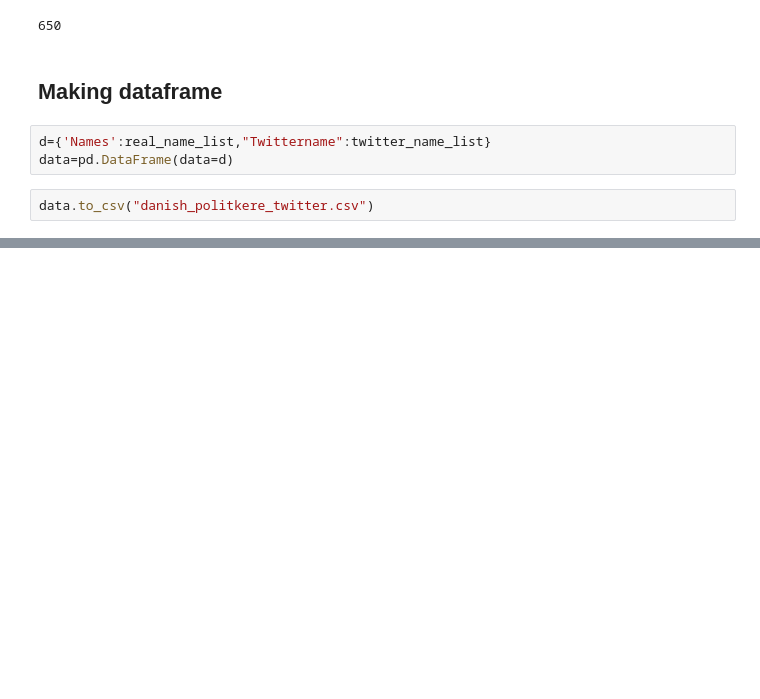
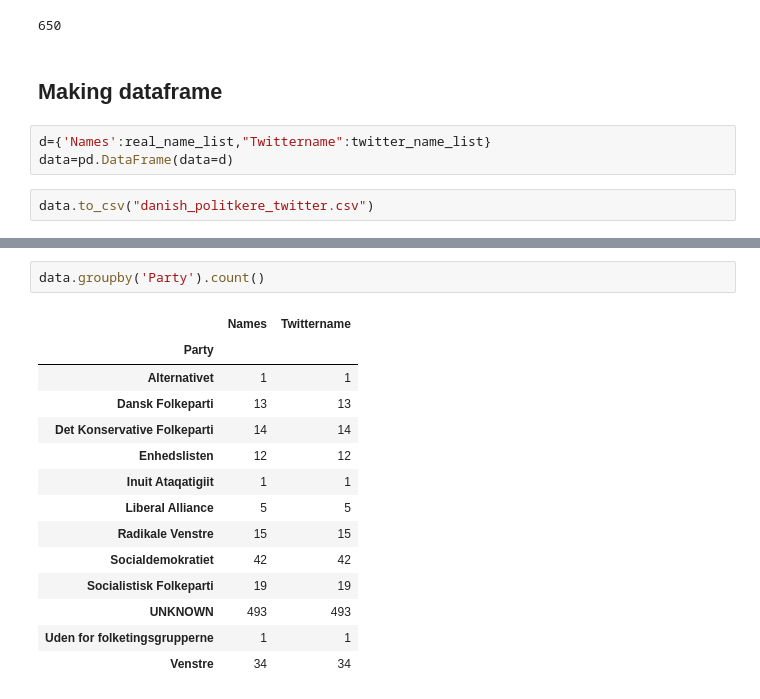
Before and after one commit to 98christianp/politiker, a Jupyter notebook: Code_for_loading_twitter_profiles.ipynb, the cells around one changed output, grey strips where cells are left out. Saved outputs shown, nothing was run; the diff lists cells and outputs as text; blank space fills up the shorter version.

```diff
--- a/Code_for_loading_twitter_profiles.ipynb
+++ b/Code_for_loading_twitter_profiles.ipynb
@@ -112,0 +185,17 @@ data.to_csv("danish_politkere_twitter.csv")
+# %%
+data.groupby('Party').count()
+# %% [output]
+|  | Names | Twittername |
+| Party |  |  |
+| Alternativet | 1 | 1 |
+| Dansk Folkeparti | 13 | 13 |
+| Det Konservative Folkeparti | 14 | 14 |
+| Enhedslisten | 12 | 12 |
+| Inuit Ataqatigiit | 1 | 1 |
+| Liberal Alliance | 5 | 5 |
+| Radikale Venstre | 15 | 15 |
+| Socialdemokratiet | 42 | 42 |
+| Socialistisk Folkeparti | 19 | 19 |
+| UNKNOWN | 493 | 493 |
+| Uden for folketingsgrupperne | 1 | 1 |
+| Venstre | 34 | 34 |
```
Also changed, not shown: parts of 10 cells of this notebook, 1 other file.
